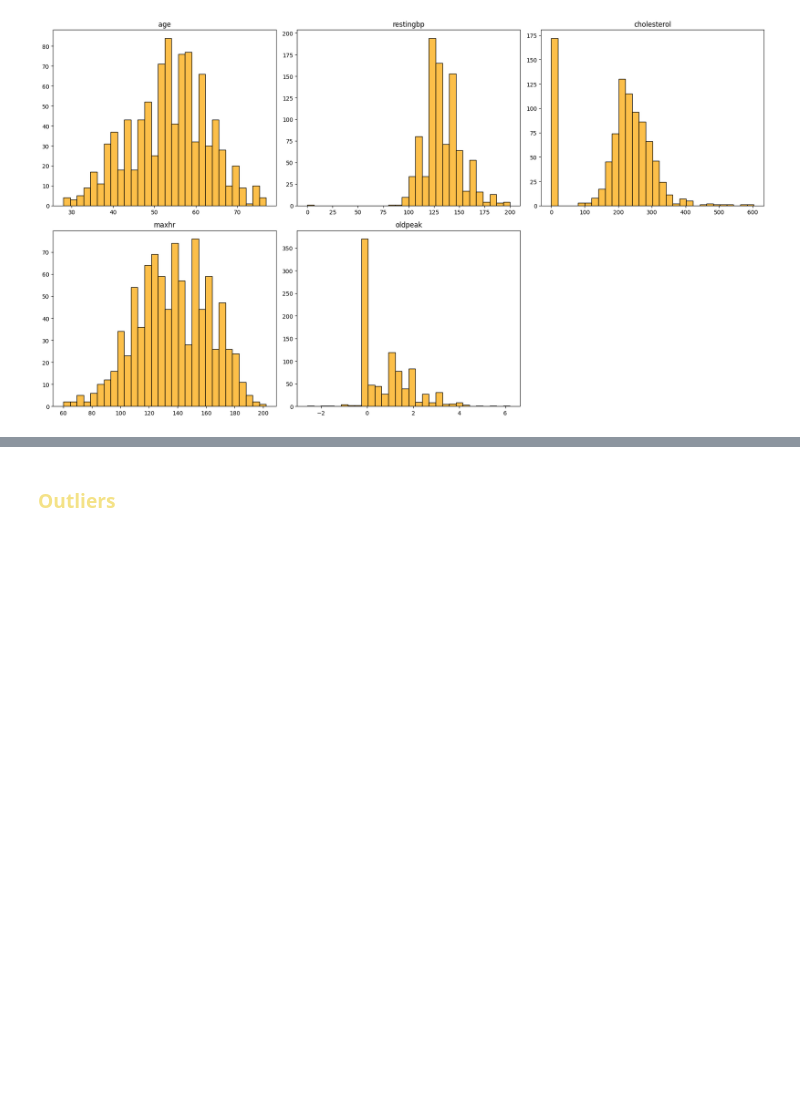
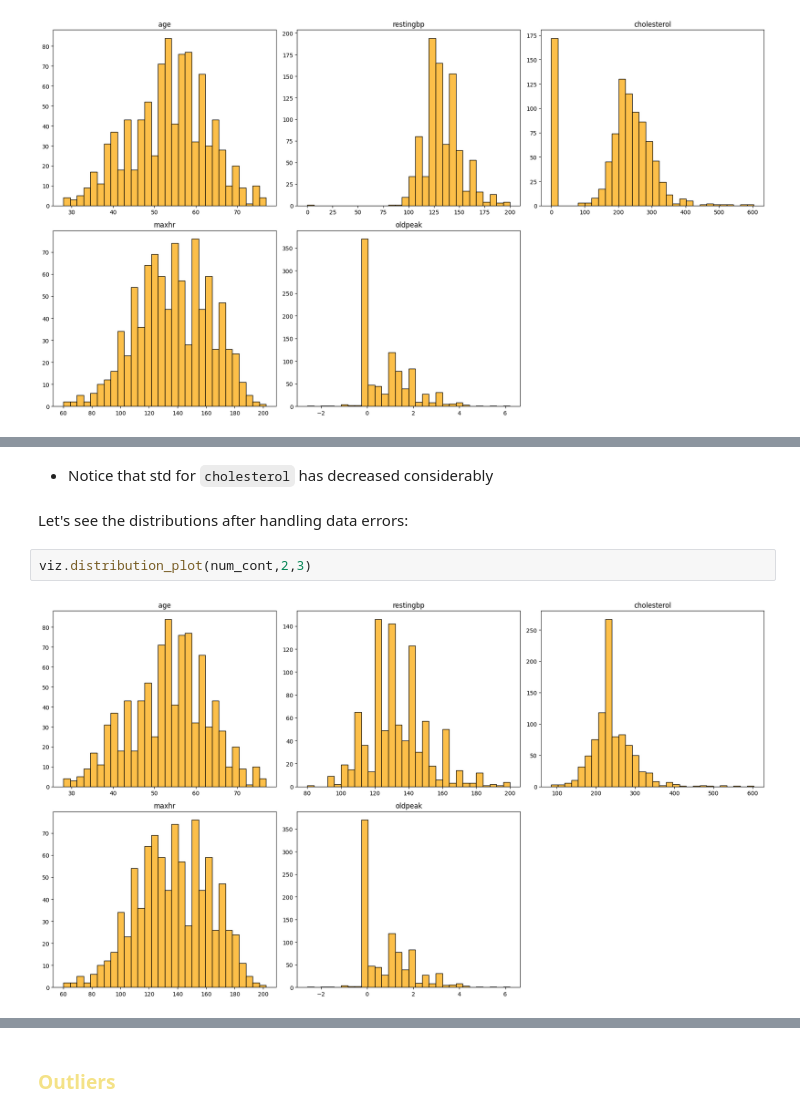
Before and after one commit to martaverfer/mid-project-dsml, a Jupyter notebook: notebooks/main.ipynb, the cells around one changed output, grey strips where cells are left out. Saved outputs shown, nothing was run; the diff lists cells and outputs as text; blank space fills up the shorter version.

```diff
--- a/notebooks/main.ipynb
+++ b/notebooks/main.ipynb
@@ -224,0 +258,8 @@ viz.distribution_plot(num_cont,2,3)
+# %% [markdown]
+- Notice that std for `cholesterol` has decreased considerably
+# %% [markdown]
+Let's see the distributions after handling data errors:
+# %%
+viz.distribution_plot(num_cont,2,3)
+# %% [output]
+[figure, added]
```
Also changed, not shown: parts of 48 cells of this notebook, 4 other files.
